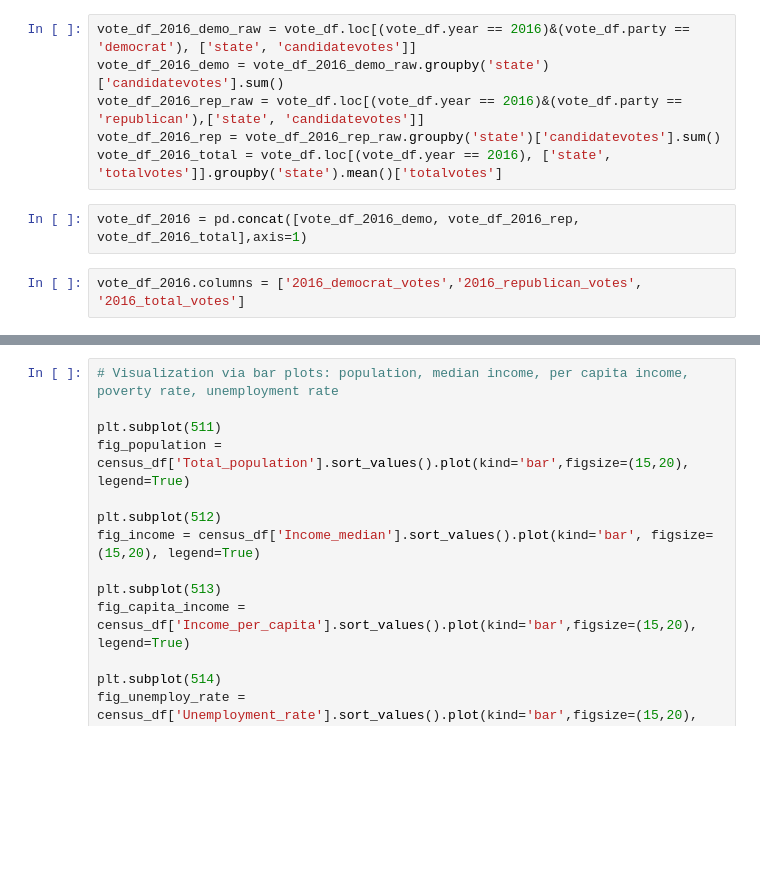
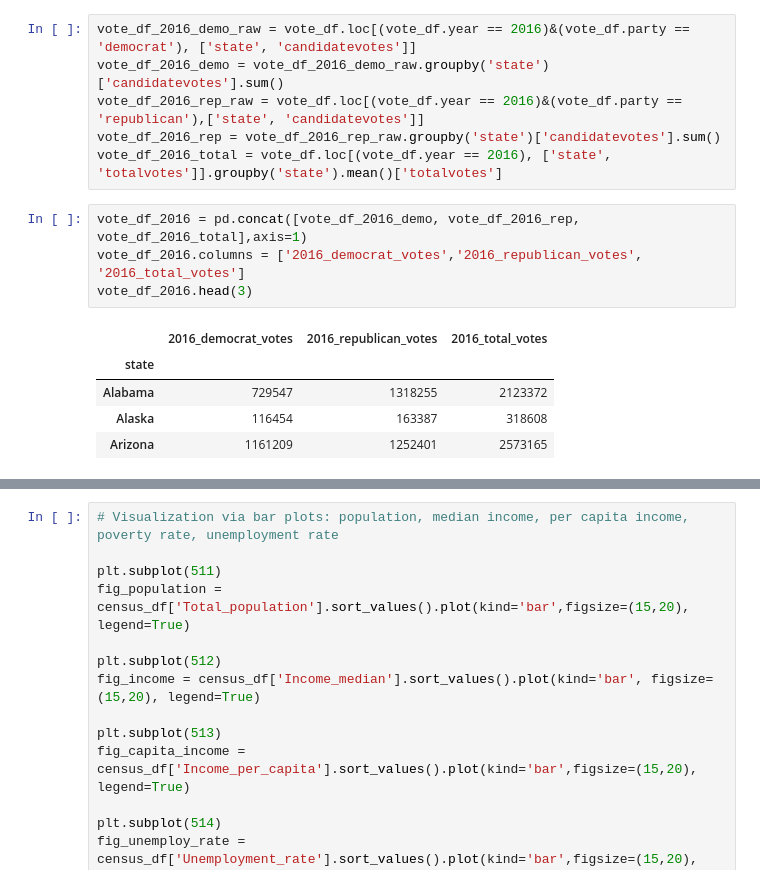
Before and after one commit to CodingMage/project_1_TeamTuring, a Jupyter notebook: Census data.ipynb, the cells around one changed output, grey strips where cells are left out. Saved outputs shown, nothing was run; the diff lists cells and outputs as text; blank space fills up the shorter version.

```diff
--- a/Census data.ipynb
+++ b/Census data.ipynb
@@ -124,5 +106,11 @@ vote_df_2016_rep = vote_df_2016_rep_raw.groupby('state')['candidatevotes'].sum()
 vote_df_2016_total = vote_df.loc[(vote_df.year == 2016), ['state', 'totalvotes']].groupby('state').mean()['totalvotes']
 # %%
 vote_df_2016 = pd.concat([vote_df_2016_demo, vote_df_2016_rep, vote_df_2016_total],axis=1)
+vote_df_2016.columns = ['2016_democrat_votes','2016_republican_votes', '2016_total_votes']
+vote_df_2016.head(3)
+# %% [output]
+|  | 2016_democrat_votes | 2016_republican_votes | 2016_total_votes |
+| state |  |  |  |
+| Alabama | 729547 | 1318255 | 2123372 |
+| Alaska | 116454 | 163387 | 318608 |
+| Arizona | 1161209 | 1252401 | 2573165 |
-# %%
-vote_df_2016.columns = ['2016_democrat_votes','2016_republican_votes', '2016_total_votes']
```
Also changed, not shown: parts of 14 cells of this notebook.
